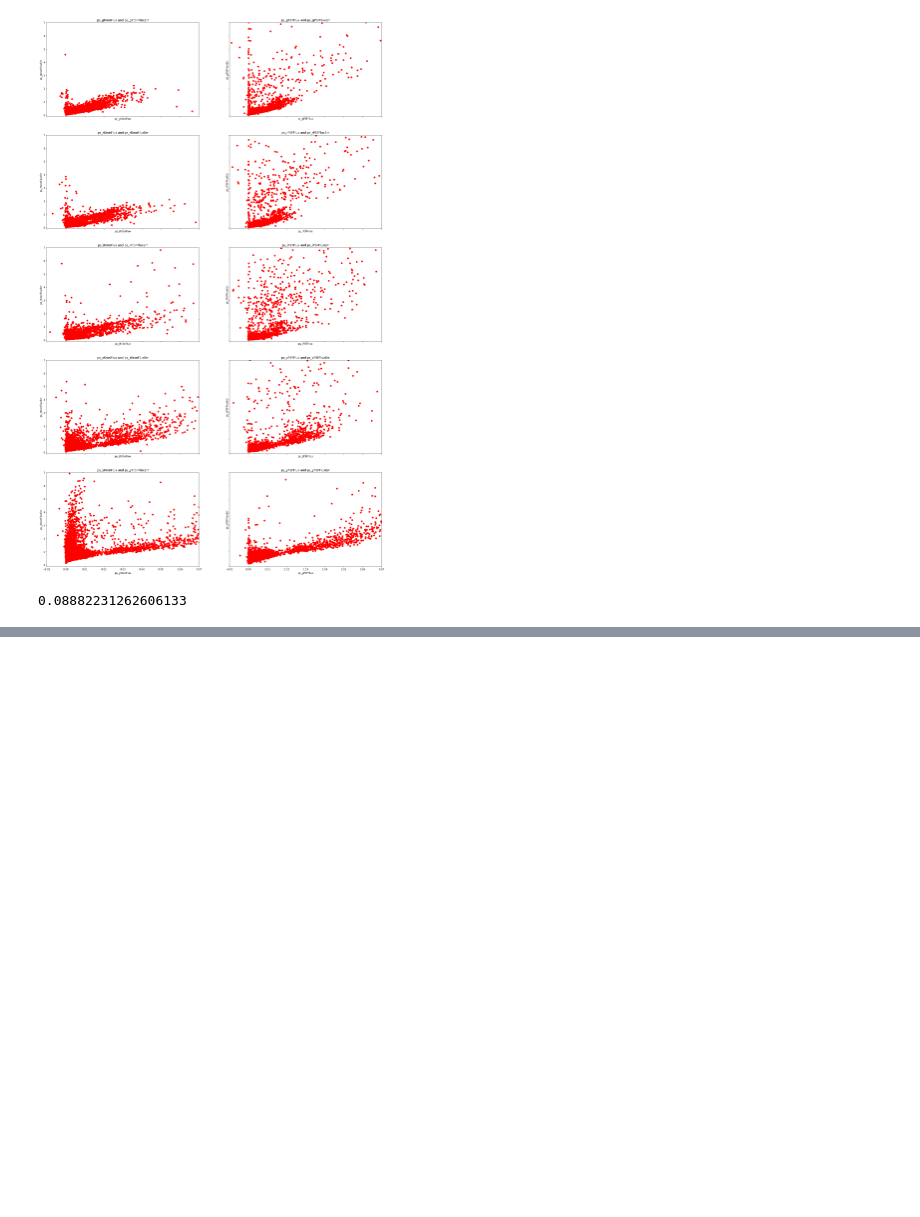
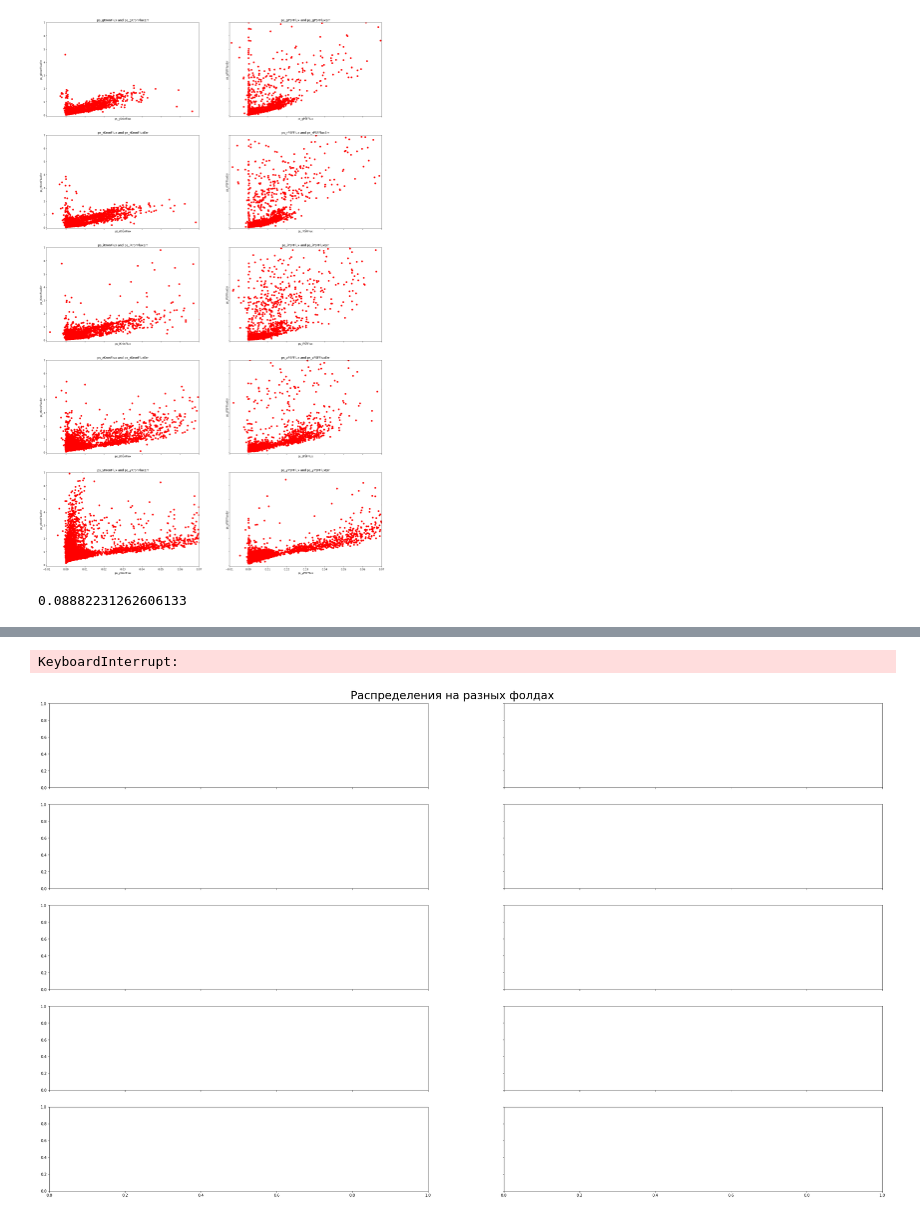
Before and after one commit to NadezhdaMalysheva/Scientific-work, a Jupyter notebook: S-G-Q_DESI+PanSTARRS+SDSS+WISE+J_UHS/Augmentation.ipynb, the cells around one changed output, grey strips where cells are left out. Saved outputs shown, nothing was run; the diff lists cells and outputs as text; code cells hidden in the pictures; blank space fills up the shorter version.

```diff
--- a/S-G-Q_DESI+PanSTARRS+SDSS+WISE+J_UHS/Augmentation.ipynb
+++ b/S-G-Q_DESI+PanSTARRS+SDSS+WISE+J_UHS/Augmentation.ipynb
@@ -187,0 +270,23 @@ plotik_ax(df1, feat[i * 2], feat[i * 2 + 1] + '_pred', axes)
+# %%
+f, axes = plt.subplots(nrows = 5, ncols=2, figsize=(24, 40), sharex=True, sharey = True)
+# n_neighbors = 2
+f.suptitle(f'Распределения на разных фолдах', y=0.9, fontsize=30)
+for i in range(len(feat) // 2):
+#     print(i)
+    ax = axes[i % 5][i // 5]
+#     df1 = df[feat[i * 2 : i * 2 + 2]].dropna()
+#     X = df1[[feat[i * 2]]].values
+#     y = df1[[feat[i * 2 + 1]]].values
+#     reg = KNeighborsRegressor().fit(X, y)
+#     knb = reg.kneighbors(X, n_neighbors=n_neighbors, return_distance=False)
+#     pred = []
+# #     print(X.shape)
+#     for j, x in enumerate(X):
+#         pred.append(np.mean(y[knb[j][knb[j] != i]]))
+# #     print(pred[:10])
+#     df1[feat[i * 2 + 1] + '_pred'] = pred
+    plotik_ax(df.loc[df['fold'] == 0], feat[i * 2], feat[i * 2 + 1], ax, color='b')
+    plotik_ax(df.loc[df['fold'] == 1], feat[i * 2], feat[i * 2 + 1], ax, color='r')
+# %% [output]
+KeyboardInterrupt:
+[figure, added]
```
Also changed, not shown: parts of 36 cells of this notebook.
